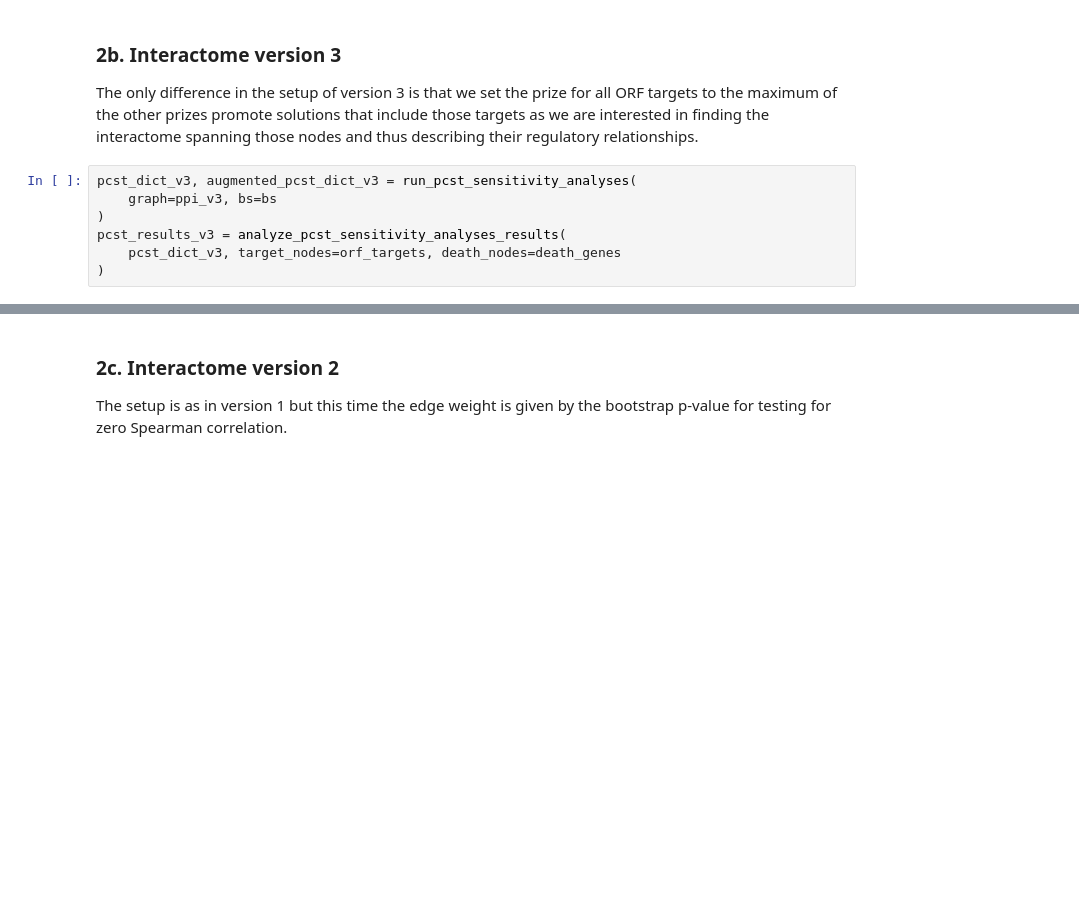
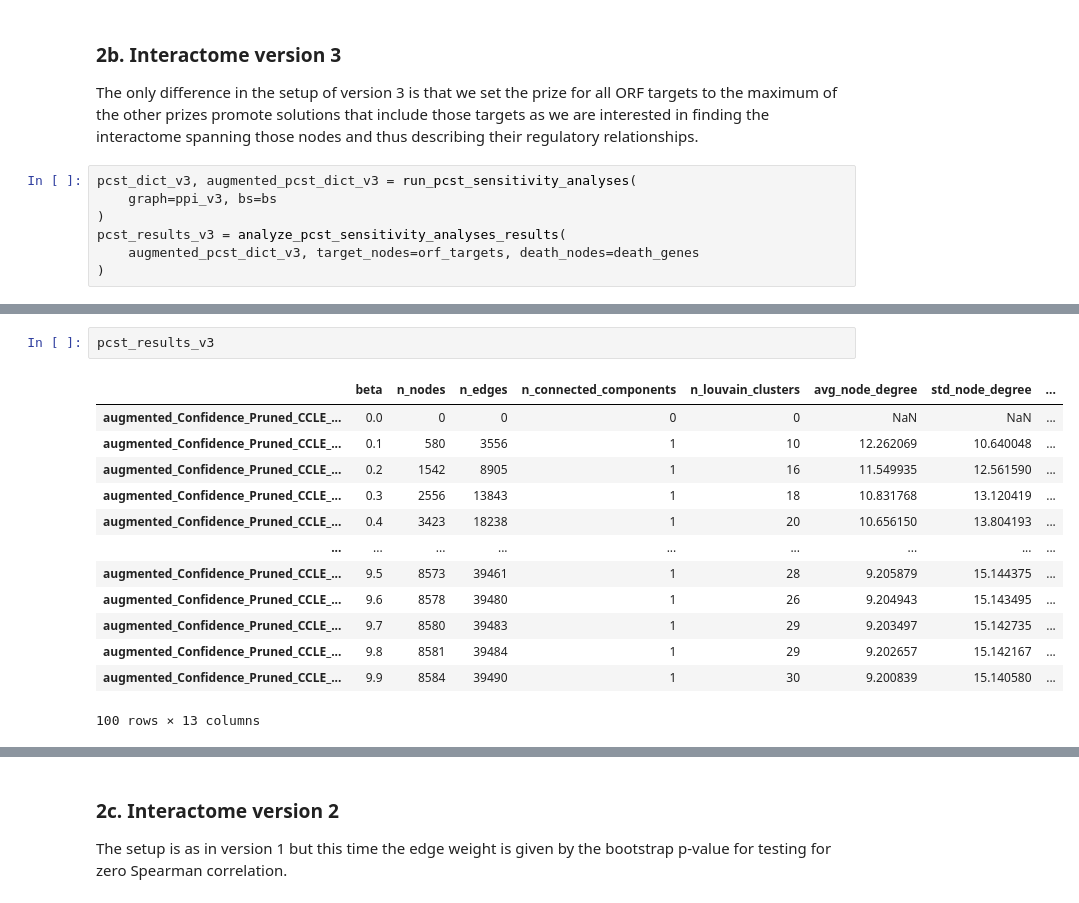
Before and after one commit to uhlerlab/image2reg, a Jupyter notebook: notebooks/ppi/inference/ppi_inference.ipynb, the cells around one changed output, grey strips where cells are left out. Saved outputs shown, nothing was run; the diff lists cells and outputs as text; blank space fills up the shorter version.

```diff
--- a/notebooks/ppi/inference/ppi_inference.ipynb
+++ b/notebooks/ppi/inference/ppi_inference.ipynb
@@ -265,6 +269,6 @@ pcst_dict_v3, augmented_pcst_dict_v3 = run_pcst_sensitivity_analyses(
     graph=ppi_v3, bs=bs
 )
 pcst_results_v3 = analyze_pcst_sensitivity_analyses_results(
-    pcst_dict_v3, target_nodes=orf_targets, death_nodes=death_genes
+    augmented_pcst_dict_v3, target_nodes=orf_targets, death_nodes=death_genes
 )
 # %% [output]
@@ -272 +275,17 @@ TypeError: unhashable type: 'dict'
 [interactive output not drawn]
+# %%
+pcst_results_v3
+# %% [output]
+|  | beta | n_nodes | n_edges | n_connected_components | n_louvain_clusters | avg_node_degree | std_node_degree | ... |
+| augmented_Confidence_Pruned_CCLE_... | 0.0 | 0 | 0 | 0 | 0 | NaN | NaN | ... |
+| augmented_Confidence_Pruned_CCLE_... | 0.1 | 580 | 3556 | 1 | 10 | 12.262069 | 10.640048 | ... |
+| augmented_Confidence_Pruned_CCLE_... | 0.2 | 1542 | 8905 | 1 | 16 | 11.549935 | 12.561590 | ... |
+| augmented_Confidence_Pruned_CCLE_... | 0.3 | 2556 | 13843 | 1 | 18 | 10.831768 | 13.120419 | ... |
+| augmented_Confidence_Pruned_CCLE_... | 0.4 | 3423 | 18238 | 1 | 20 | 10.656150 | 13.804193 | ... |
+| ... | ... | ... | ... | ... | ... | ... | ... | ... |
+| augmented_Confidence_Pruned_CCLE_... | 9.5 | 8573 | 39461 | 1 | 28 | 9.205879 | 15.144375 | ... |
+| augmented_Confidence_Pruned_CCLE_... | 9.6 | 8578 | 39480 | 1 | 26 | 9.204943 | 15.143495 | ... |
+| augmented_Confidence_Pruned_CCLE_... | 9.7 | 8580 | 39483 | 1 | 29 | 9.203497 | 15.142735 | ... |
+| augmented_Confidence_Pruned_CCLE_... | 9.8 | 8581 | 39484 | 1 | 29 | 9.202657 | 15.142167 | ... |
+| augmented_Confidence_Pruned_CCLE_... | 9.9 | 8584 | 39490 | 1 | 30 | 9.200839 | 15.140580 | ... |
+100 rows × 13 columns
```
Also changed, not shown: parts of 18 cells of this notebook, 3 other files.
